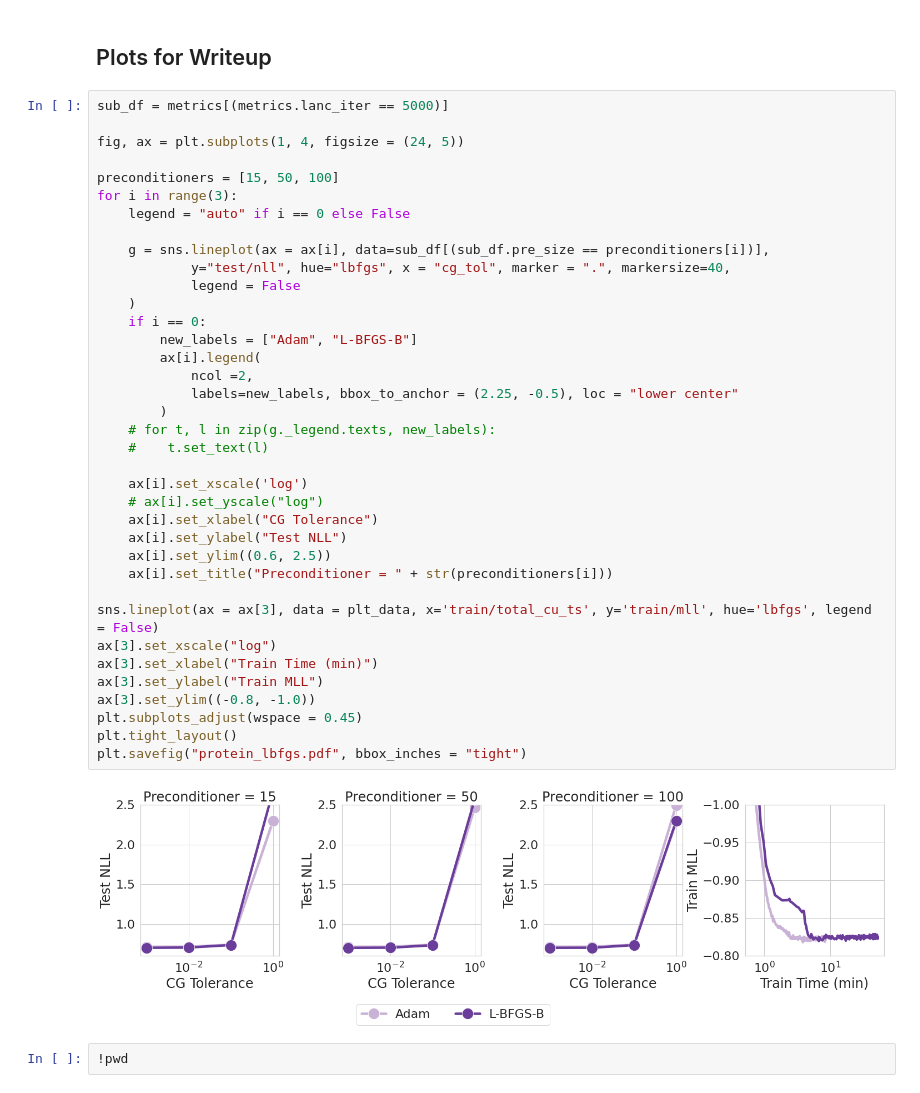
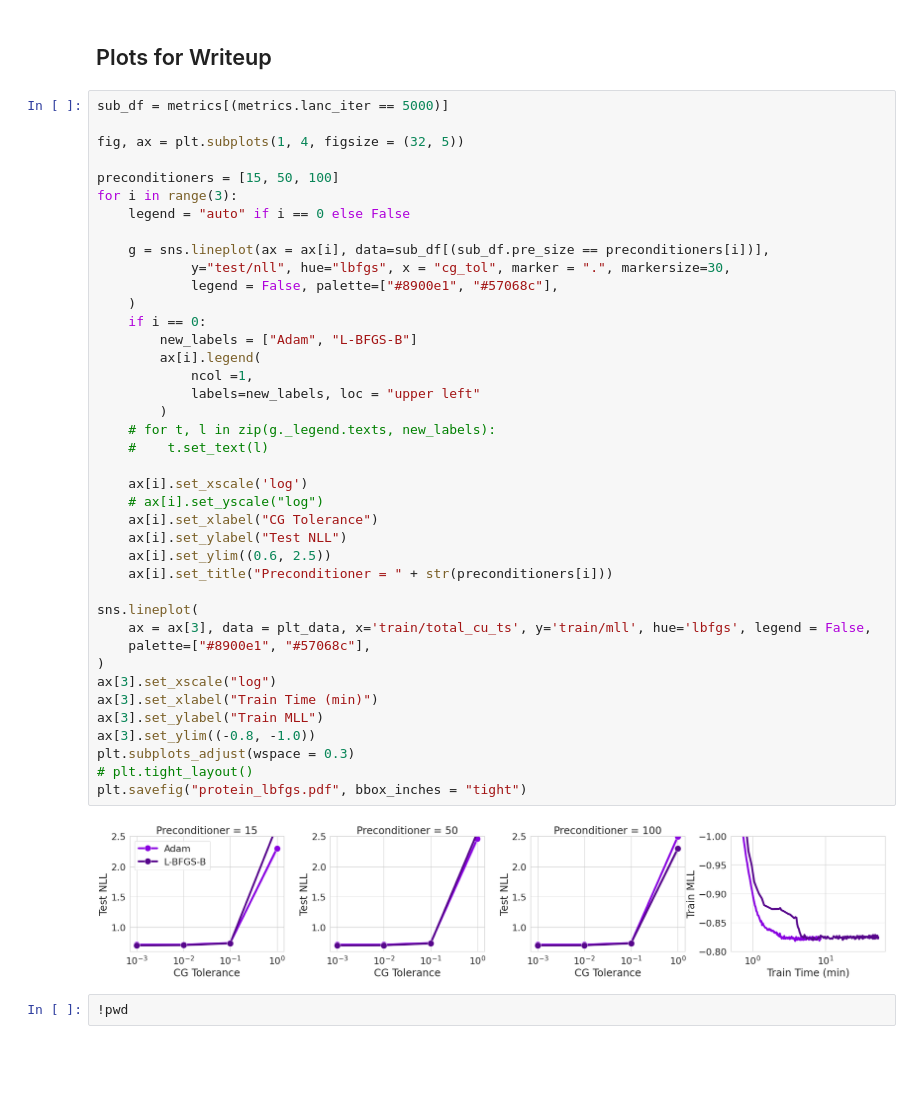
Before and after one commit to wjmaddox/benchmarking_iterative_gps, a Jupyter notebook: notebooks/viz_training.ipynb, the cells around one changed output. Saved outputs shown, nothing was run; the diff lists cells and outputs as text; blank space fills up the shorter version.

```diff
--- a/notebooks/viz_training.ipynb
+++ b/notebooks/viz_training.ipynb
@@ -255,42 +255,45 @@ AttributeError: 'Figure' object has no attribute 'supxlabel'
 # %%
 sub_df = metrics[(metrics.lanc_iter == 5000)]
 
-fig, ax = plt.subplots(1, 4, figsize = (24, 5))
+fig, ax = plt.subplots(1, 4, figsize = (32, 5))
 
 preconditioners = [15, 50, 100]
 for i in range(3):
     legend = "auto" if i == 0 else False
 
     g = sns.lineplot(ax = ax[i], data=sub_df[(sub_df.pre_size == preconditioners[i])],
-            y="test/nll", hue="lbfgs", x = "cg_tol", marker = ".", markersize=40,
-            legend = False
+            y="test/nll", hue="lbfgs", x = "cg_tol", marker = ".", markersize=30,
+            legend = False, palette=["#8900e1", "#57068c"],
     )
     if i == 0:
         new_labels = ["Adam", "L-BFGS-B"]
         ax[i].legend(
-            ncol =2,
-            labels=new_labels, bbox_to_anchor = (2.25, -0.5), loc = "lower center"
+            ncol =1,
+            labels=new_labels, loc = "upper left"
         )
     # for t, l in zip(g._legend.texts, new_labels):
     #    t.set_text(l)
 
     ax[i].set_xscale('log')
     # ax[i].set_yscale("log")
     ax[i].set_xlabel("CG Tolerance")
     ax[i].set_ylabel("Test NLL")
     ax[i].set_ylim((0.6, 2.5))
     ax[i].set_title("Preconditioner = " + str(preconditioners[i]))
 
-sns.lineplot(ax = ax[3], data = plt_data, x='train/total_cu_ts', y='train/mll', hue='lbfgs', legend = False)
+sns.lineplot(
+    ax = ax[3], data = plt_data, x='train/total_cu_ts', y='train/mll', hue='lbfgs', legend = False,
+    palette=["#8900e1", "#57068c"],
+)
 ax[3].set_xscale("log")
 ax[3].set_xlabel("Train Time (min)")
 ax[3].set_ylabel("Train MLL")
 ax[3].set_ylim((-0.8, -1.0))
-plt.subplots_adjust(wspace = 0.45)
-plt.tight_layout()
+plt.subplots_adjust(wspace = 0.3)
+# plt.tight_layout()
 plt.savefig("protein_lbfgs.pdf", bbox_inches = "tight")
 # %% [output]
-[figure, old version]
+[figure, new version]
 # %%
 !pwd
 # %% [output]
```
Also changed, not shown: parts of 1 cell of this notebook, 2 other files.
